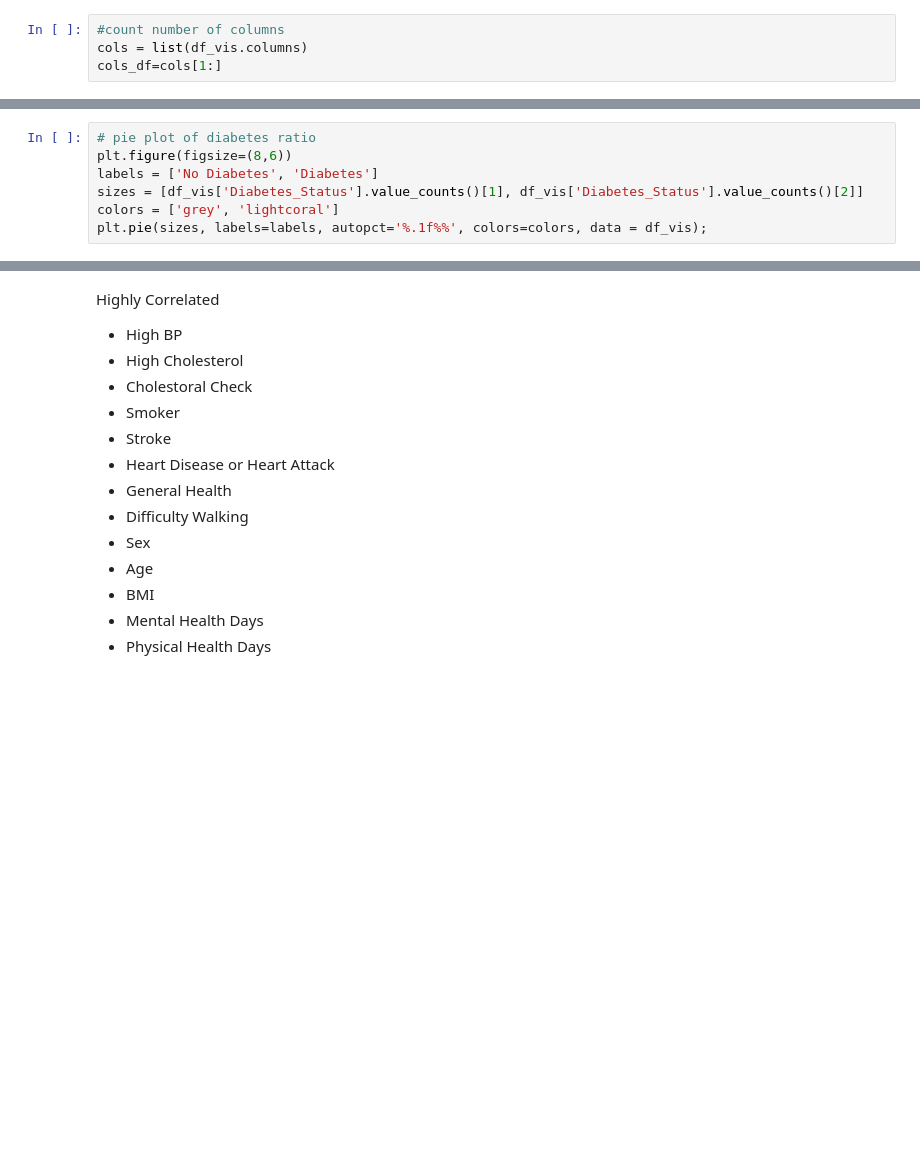
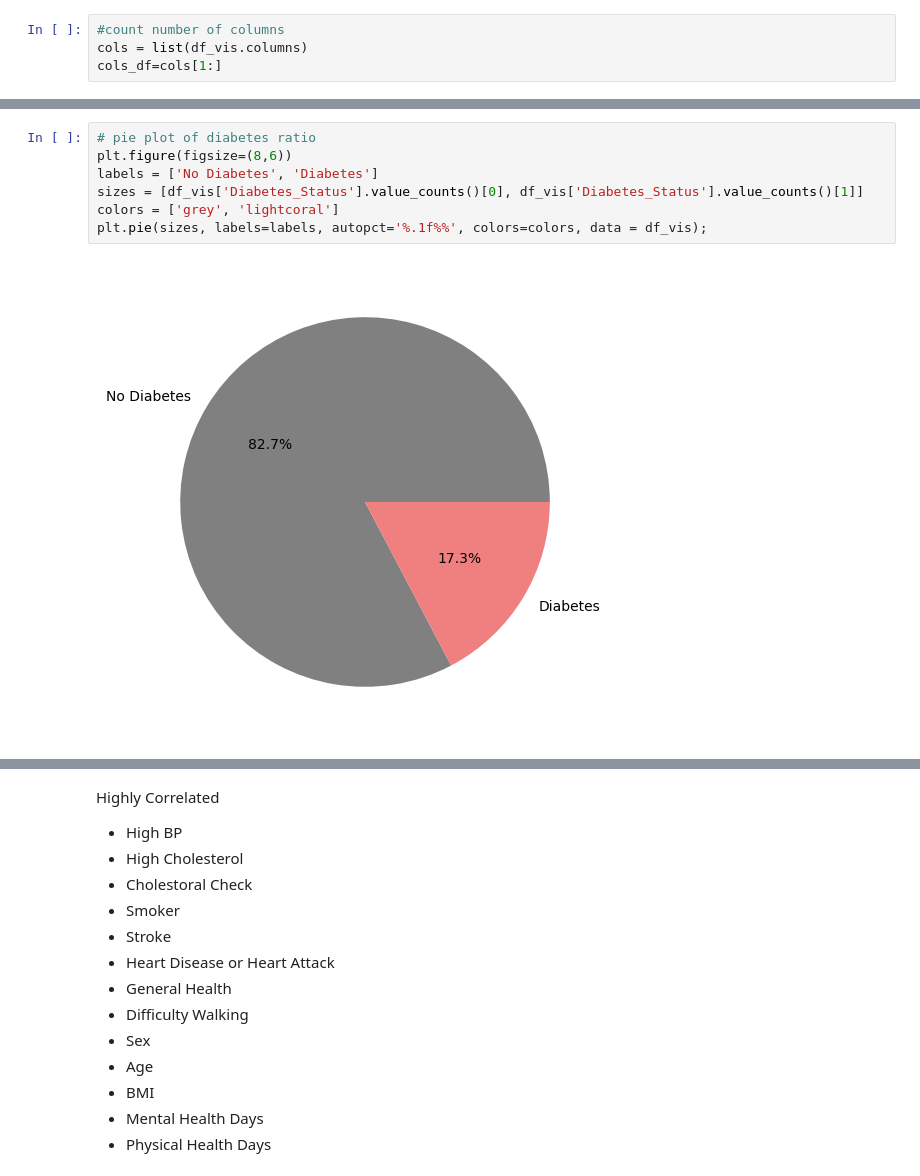
Before and after one commit to TRNisbet/laughing-octo-pancake, a Jupyter notebook: Data Processing - Sample One.ipynb, the cells around one changed output, grey strips where cells are left out. Saved outputs shown, nothing was run; the diff lists cells and outputs as text; blank space fills up the shorter version.

```diff
--- a/Data Processing - Sample One.ipynb
+++ b/Data Processing - Sample One.ipynb
@@ -489,10 +905,12 @@ plt.tight_layout()
 # %%
 # pie plot of diabetes ratio
 plt.figure(figsize=(8,6))
 labels = ['No Diabetes', 'Diabetes']
-sizes = [df_vis['Diabetes_Status'].value_counts()[1], df_vis['Diabetes_Status'].value_counts()[2]]
+sizes = [df_vis['Diabetes_Status'].value_counts()[0], df_vis['Diabetes_Status'].value_counts()[1]]
 colors = ['grey', 'lightcoral']
 plt.pie(sizes, labels=labels, autopct='%.1f%%', colors=colors, data = df_vis);
+# %% [output]
+[figure, added]
 # %%
 diabetes_df.drop('Diabetes_Status', axis=1).corrwith(diabetes_df.Diabetes_Status).plot(kind='bar', grid=True, figsize=(15, 6)
 , title="Correlation with Diabetes_Status",color="blue");
```
Also changed, not shown: parts of 67 cells of this notebook, 2 other files.
